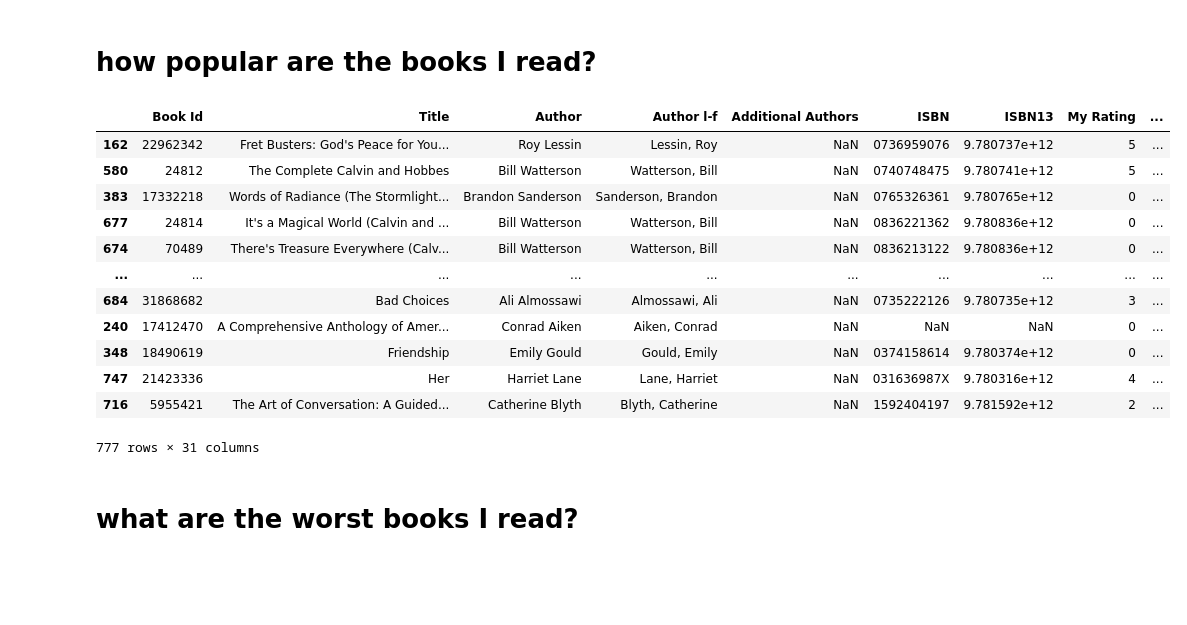
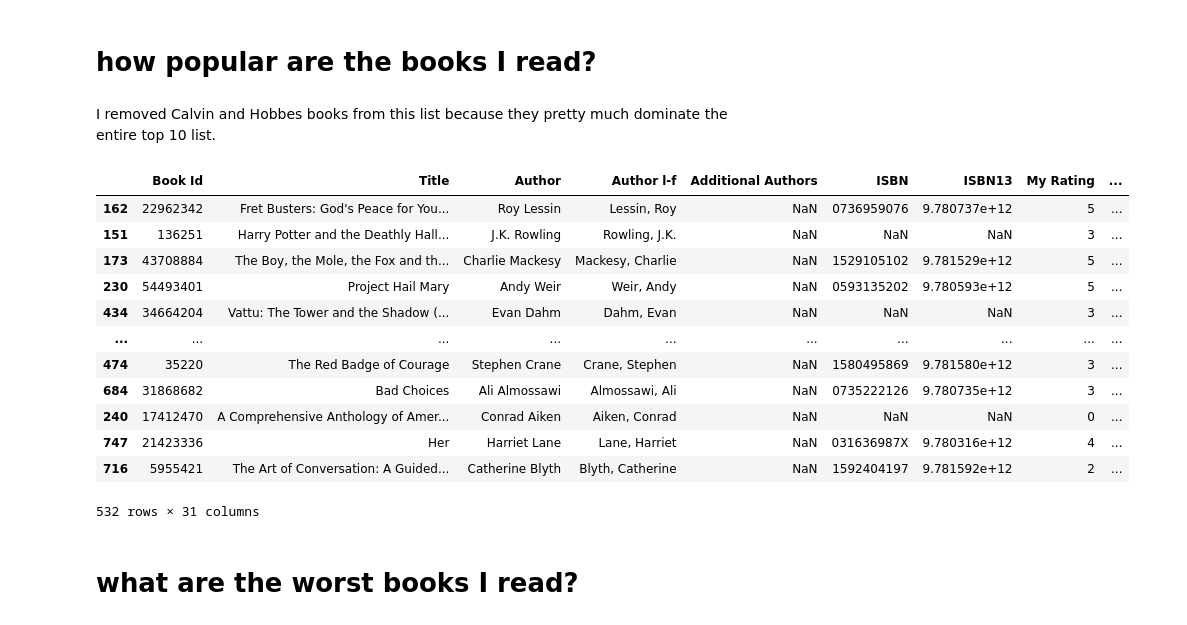
Before and after one commit to ruthrootz/goodreads-data-science, a Jupyter notebook: what-i-read.ipynb, the cells around one changed output. Drawn from its saved outputs; the diff is of its cells as text; code cells hidden in the pictures; blank space fills up the shorter version.

```diff
--- a/what-i-read.ipynb
+++ b/what-i-read.ipynb
@@ -92,24 +92,27 @@ my_genres.plot.pie(y = 'book_id', figsize = (10, 10), labels = my_genres.genre)
 [figure]
 # %% [markdown]
 # how popular are the books I read?
+# %% [markdown]
+I removed Calvin and Hobbes books from this list because they pretty much dominate the entire top 10 list.
 # %%
-books = books.sort_values('Average Rating', ascending = False)
+# books = books[books['Read Count'] > 0].sort_values('Average Rating', ascending = False)
+books = books[(books['Read Count'] > 0) & (~books['Title'].str.contains('Calvin'))].sort_values('Average Rating', ascending = False)
 books
 # put top 10 in a bar chart
 # %% [output]
 |  | Book Id | Title | Author | Author l-f | Additional Authors | ISBN | ISBN13 | My Rating | ... |
 | 162 | 22962342 | Fret Busters: God's Peace for You... | Roy Lessin | Lessin, Roy | NaN | 0736959076 | 9.780737e+12 | 5 | ... |
-| 580 | 24812 | The Complete Calvin and Hobbes | Bill Watterson | Watterson, Bill | NaN | 0740748475 | 9.780741e+12 | 5 | ... |
-| 383 | 17332218 | Words of Radiance (The Stormlight... | Brandon Sanderson | Sanderson, Brandon | NaN | 0765326361 | 9.780765e+12 | 0 | ... |
-| 677 | 24814 | It's a Magical World (Calvin and ... | Bill Watterson | Watterson, Bill | NaN | 0836221362 | 9.780836e+12 | 0 | ... |
-| 674 | 70489 | There's Treasure Everywhere (Calv... | Bill Watterson | Watterson, Bill | NaN | 0836213122 | 9.780836e+12 | 0 | ... |
+| 151 | 136251 | Harry Potter and the Deathly Hall... | J.K. Rowling | Rowling, J.K. | NaN | NaN | NaN | 3 | ... |
+| 173 | 43708884 | The Boy, the Mole, the Fox and th... | Charlie Mackesy | Mackesy, Charlie | NaN | 1529105102 | 9.781529e+12 | 5 | ... |
+| 230 | 54493401 | Project Hail Mary | Andy Weir | Weir, Andy | NaN | 0593135202 | 9.780593e+12 | 5 | ... |
+| 434 | 34664204 | Vattu: The Tower and the Shadow (... | Evan Dahm | Dahm, Evan | NaN | NaN | NaN | 3 | ... |
 | ... | ... | ... | ... | ... | ... | ... | ... | ... | ... |
+| 474 | 35220 | The Red Badge of Courage | Stephen Crane | Crane, Stephen | NaN | 1580495869 | 9.781580e+12 | 3 | ... |
 | 684 | 31868682 | Bad Choices | Ali Almossawi | Almossawi, Ali | NaN | 0735222126 | 9.780735e+12 | 3 | ... |
 | 240 | 17412470 | A Comprehensive Anthology of Amer... | Conrad Aiken | Aiken, Conrad | NaN | NaN | NaN | 0 | ... |
-| 348 | 18490619 | Friendship | Emily Gould | Gould, Emily | NaN | 0374158614 | 9.780374e+12 | 0 | ... |
 | 747 | 21423336 | Her | Harriet Lane | Lane, Harriet | NaN | 031636987X | 9.780316e+12 | 4 | ... |
 | 716 | 5955421 | The Art of Conversation: A Guided... | Catherine Blyth | Blyth, Catherine | NaN | 1592404197 | 9.781592e+12 | 2 | ... |
-777 rows × 31 columns
+532 rows × 31 columns
 # %% [markdown]
 # what are the worst books I read?
 # %%
```
